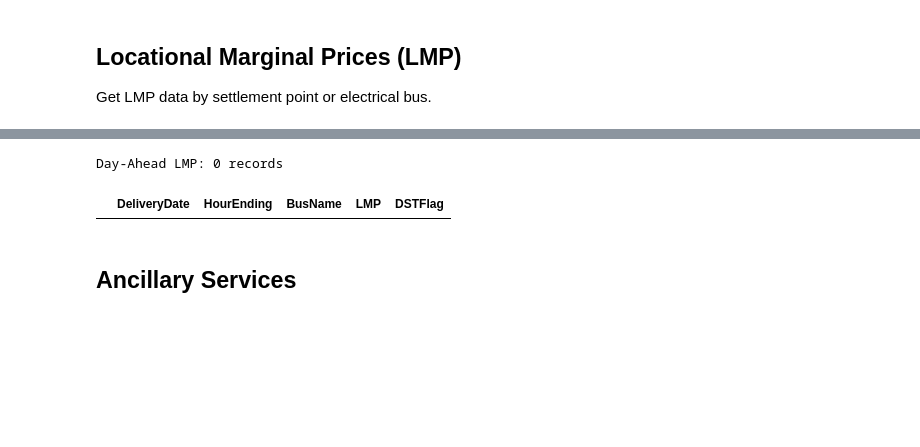
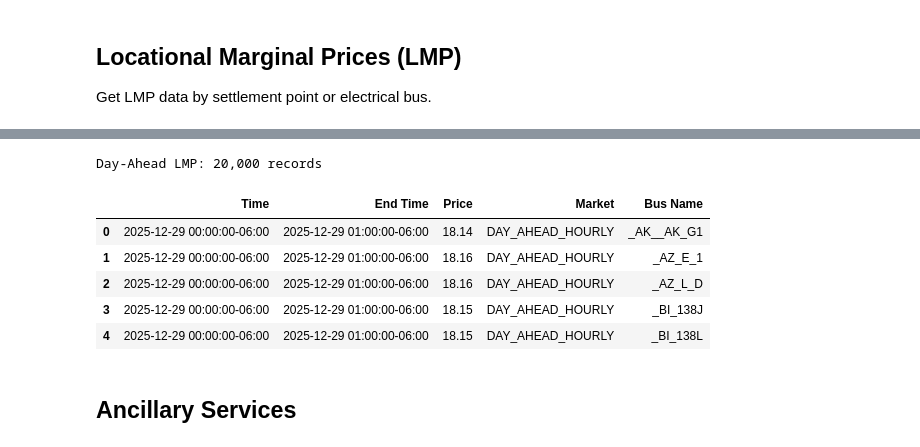
Before and after one commit to kvkenyon/tinygrid, a Jupyter notebook: examples/ercot_demo.ipynb, the cells around one changed output, grey strips where cells are left out. Cells and saved outputs as stored; diff of their text form; code cells hidden in the pictures; blank space fills up the shorter version.

```diff
--- a/examples/ercot_demo.ipynb
+++ b/examples/ercot_demo.ipynb
@@ -208,15 +210,20 @@ Electrical Bus LMP: 220,000 records
 # %%
 # Day-Ahead LMP
 df = ercot.get_lmp(
-    start="2025-12-20",
+    start="2025-12-29",
     market=Market.DAY_AHEAD_HOURLY,
 )
 
 print(f"Day-Ahead LMP: {len(df):,} records")
 df.head()
 # %% [output]
-Day-Ahead LMP: 0 records
+Day-Ahead LMP: 20,000 records
-|  | DeliveryDate | HourEnding | BusName | LMP | DSTFlag |
+|  | Time | End Time | Price | Market | Bus Name |
+| 0 | 2025-12-29 00:00:00-06:00 | 2025-12-29 01:00:00-06:00 | 18.14 | DAY_AHEAD_HOURLY | _AK__AK_G1 |
+| 1 | 2025-12-29 00:00:00-06:00 | 2025-12-29 01:00:00-06:00 | 18.16 | DAY_AHEAD_HOURLY | _AZ_E_1 |
+| 2 | 2025-12-29 00:00:00-06:00 | 2025-12-29 01:00:00-06:00 | 18.16 | DAY_AHEAD_HOURLY | _AZ_L_D |
+| 3 | 2025-12-29 00:00:00-06:00 | 2025-12-29 01:00:00-06:00 | 18.15 | DAY_AHEAD_HOURLY | _BI_138J |
+| 4 | 2025-12-29 00:00:00-06:00 | 2025-12-29 01:00:00-06:00 | 18.15 | DAY_AHEAD_HOURLY | _BI_138L |
 # %% [markdown]
 ## Ancillary Services
 # %%
```
Also changed, not shown: parts of 18 cells of this notebook, 9 other files.
